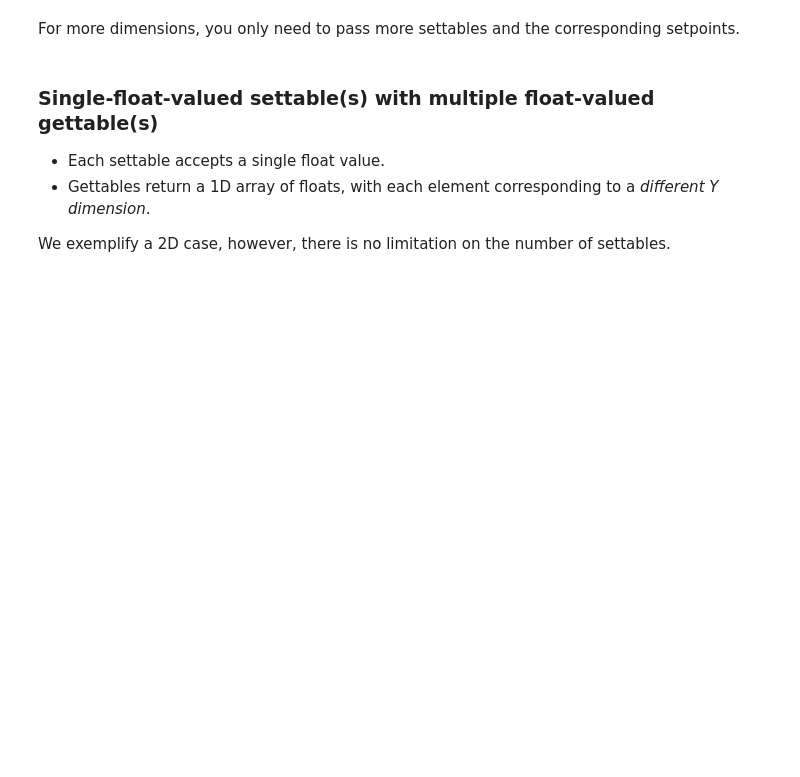
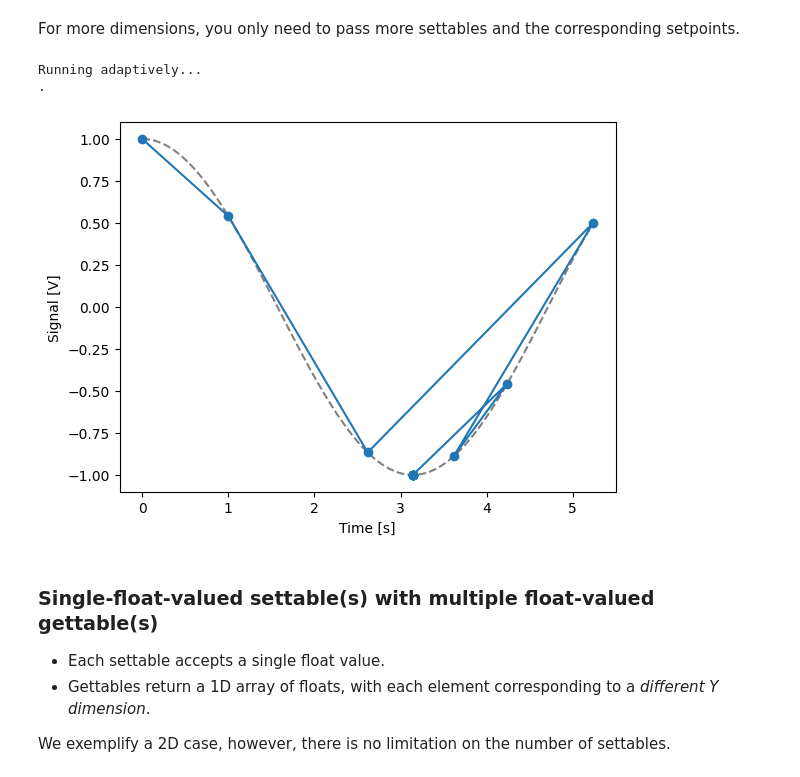
Before and after one commit to quantify-os/quantify-core, a Jupyter notebook: docs/source/user/concepts.ipynb, the cells around one changed output. Drawn from its saved outputs; the diff is of its cells as text; code cells hidden in the pictures; blank space fills up the shorter version.

```diff
--- a/docs/source/user/concepts.ipynb
+++ b/docs/source/user/concepts.ipynb
@@ -614,20 +754,24 @@ For more dimensions, you only need to pass more settables and the corresponding
 # %%
 time = ManualParameter(
     name="time", label="Time", unit="s", vals=validators.Numbers(), initial_value=1
 )
 signal = Parameter(
     name="sig_a", label="Signal", unit="V", get_cmd=lambda: np.cos(time())
 )
 meas_ctrl.settables(time)
 meas_ctrl.gettables(signal)
 dset = meas_ctrl.run_adaptive("1D minimizer", {"adaptive_function": minimize_scalar})
 
 dset_ad = dh.to_gridded_dataset(dset)
 # add a grey cosine for reference
-x = np.linspace(np.min(dset_ad["x0"]), np.max(dset_ad["x0"]), 101)
+x = np.linspace(np.min(dset_ad["x0"].values), np.max(dset_ad["x0"].values), 101)
 y = np.cos(x)
 plt.plot(x, y, c="grey", ls="--")
 _ = dset_ad.y0.plot(marker="o")
+# %% [output]
+Running adaptively...
+.
+[figure, added]
 # %% [markdown]
 ### Single-float-valued settable(s) with multiple float-valued gettable(s)
 
```
Also changed, not shown: parts of 18 cells of this notebook, 26 other files.
